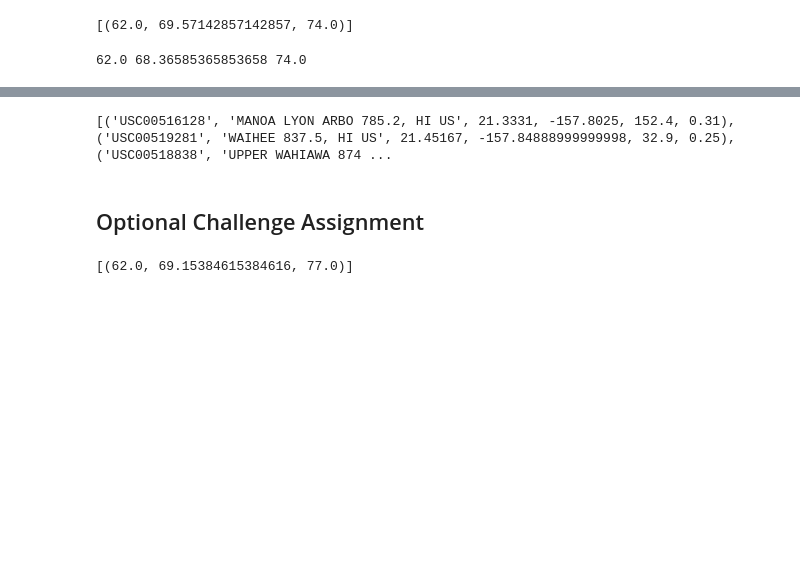
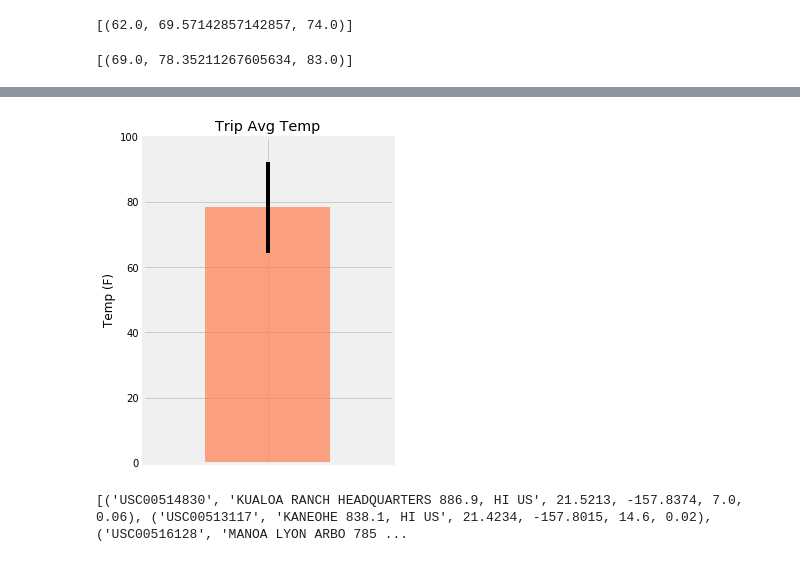
Before and after one commit to ro-esq7/sqlalchemy-challenge, a Jupyter notebook: climate_RE.ipynb, the cells around one changed output, grey strips where cells are left out. Saved outputs shown, nothing was run; the diff lists cells and outputs as text; code cells hidden in the pictures; blank space fills up the shorter version.

```diff
--- a/climate_RE.ipynb
+++ b/climate_RE.ipynb
@@ -37,0 +40,8 @@ session = Session(engine)
+# %%
+#Call inspect to get keys
+inspector = inspect(engine)
+
+#Measurement Keys
+mcolumns = inspector.get_columns('Measurement')
+for m in mcolumns:
+    print(m['name'], m["type"])
@@ -106,11 +184,26 @@ print(calc_temps('2012-02-28', '2012-03-05'))
 # %%
 # Use your previous function `calc_temps` to calculate the tmin, tavg, and tmax
 # for your trip using the previous year's data for those same dates.
+my_trip = calc_temps('2017-07-08', '2017-07-18')
+print(my_trip)
+
+#Convert Results into a dataframe for plot
+plt_df = pd.DataFrame(my_trip, columns=['tmin', 'tavg', 'tmax'])
 # %% [output]
-62.0 68.36585365853658 74.0
+[(69.0, 78.35211267605634, 83.0)]
 # %%
 # Plot the results from your previous query as a bar chart.
 # Use "Trip Avg Temp" as your Title
 # Use the average temperature for the y value
 # Use the peak-to-peak (tmax-tmin) value as the y error bar (yerr)
+plt_df.plot.bar(y='tavg', yerr=(plt_df['tmax'] - plt_df['tmin']), color='coral', alpha=0.7, legend=None, figsize=(4, 6))
+
+plt.title('Trip Avg Temp')
+plt.ylabel('Temp (F)')
+plt.ylim([0, 100])
+plt.tick_params(
+axis='x', which='both', bottom=False, top=False, labelbottom=False)
+
+plt.savefig("Images/TOBSAnalysis.png")
+plt.show()
 # %% [output]
@@ -119,28 +210,16 @@ print(calc_temps('2012-02-28', '2012-03-05'))
+[figure, added]
 # %%
 # Calculate the total amount of rainfall per weather station for your trip dates using the previous year's matching dates.
 # Sort this in descending order by precipitation amount and list the station, name, latitude, longitude, and elevation
+def rainfall(start_date, end_date):
+
+    return session.query(Measurement.station, Station.name, Station.latitude, Station.longitude,\
+                         Station.elevation, Measurement.prcp).filter(Measurement.station == Station.station,\
+                                                                    Measurement.date >= start_date,\
+                                                                    Measurement.date <= end_date).\
+                                                             group_by(Measurement.station).\
+                                                             order_by((Measurement.prcp).desc()).all()
+
+print(rainfall('2017-07-08', '2017-07-18'))
 # %% [output]
-[('USC00516128', 'MANOA LYON ARBO 785.2, HI US', 21.3331, -157.8025, 152.4, 0.31), ('USC00519281', 'WAIHEE 837.5, HI US', 21.45167, -157.84888999999998, 32.9, 0.25), ('USC00518838', 'UPPER WAHIAWA 874 ...
+[('USC00514830', 'KUALOA RANCH HEADQUARTERS 886.9, HI US', 21.5213, -157.8374, 7.0, 0.06), ('USC00513117', 'KANEOHE 838.1, HI US', 21.4234, -157.8015, 14.6, 0.02), ('USC00516128', 'MANOA LYON ARBO 785 ...
-# %% [markdown]
-## Optional Challenge Assignment
-# %%
-# Create a query that will calculate the daily normals
-# (i.e. the averages for tmin, tmax, and tavg for all historic data matching a specific month and day)
-
-def daily_normals(date):
-    """Daily Normals.
-
-    Args:
-        date (str): A date string in the format '%m-%d'
-
-    Returns:
-        A list of tuples containing the daily normals, tmin, tavg, and tmax
-
-    """
-
-    sel = [func.min(Measurement.tobs), func.avg(Measurement.tobs), func.max(Measurement.tobs)]
-    return session.query(*sel).filter(func.strftime("%m-%d", Measurement.date) == date).all()
-
-daily_normals("01-01")
-# %% [output]
-[(62.0, 69.15384615384616, 77.0)]
```
Also changed, not shown: parts of 20 cells of this notebook.
